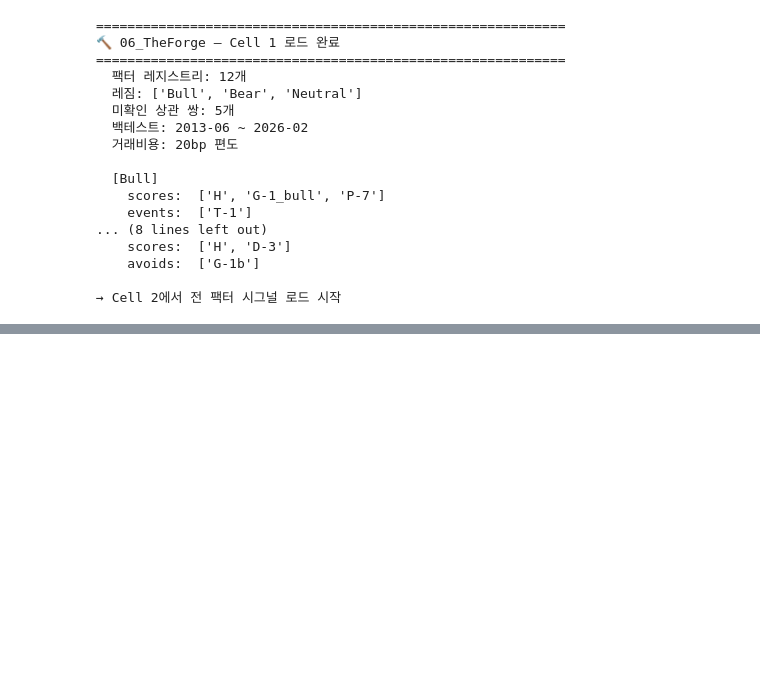
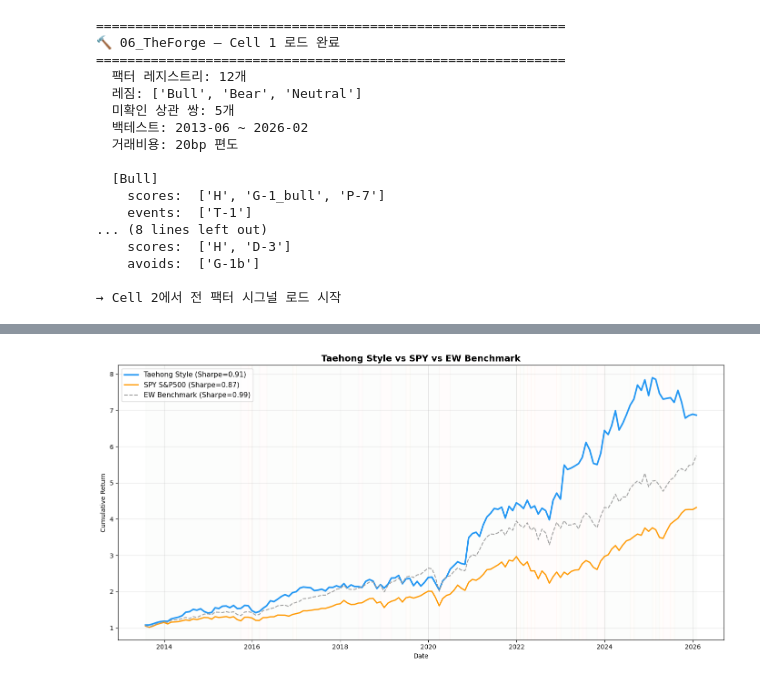
Before and after one commit to mth081844-hash/QP2, a Jupyter notebook: notebooks/06_TheForge.ipynb, the cells around one changed output, grey strips where cells are left out. Saved outputs shown, nothing was run; the diff lists cells and outputs as text; code cells hidden in the pictures; blank space fills up the shorter version.

```diff
--- a/notebooks/06_TheForge.ipynb
+++ b/notebooks/06_TheForge.ipynb
@@ -798,0 +2406,86 @@ print("=" * 60)
+# %%
+# =============================================================================
+# SPY(S&P500 지수) vs Taehong Style 비교
+# =============================================================================
+import pandas as pd
+import numpy as np
+import matplotlib.pyplot as plt
+from pathlib import Path
+
+SAVE_DIR = Path(r"C:\QP2\data\interim")
+
+# ── SPY 로드 + 월간 수익률 ──
+spy_raw = pd.read_parquet(SAVE_DIR / "gspc_daily.parquet")
+if "date" in spy_raw.columns:
+    spy_raw = spy_raw.set_index("date")
+spy_raw.index = pd.to_datetime(spy_raw.index)
+spy_m = spy_raw["spy_close"].resample("ME").last()
+spy_ret = spy_m.pct_change().dropna()
+spy_ret.name = "spy_ret"
+
+# 공통 기간
+common_idx = bt_optimal.index.intersection(spy_ret.index)
+spy_ret_c = spy_ret.loc[common_idx]
+opt_ret_c = bt_optimal.loc[common_idx, "port_ret_net"]
+ew_ret_c = bt_optimal.loc[common_idx, "bm_ret"]
+
+cum_spy = (1 + spy_ret_c).cumprod()
+cum_opt = (1 + opt_ret_c).cumprod()
+cum_ew = (1 + ew_ret_c).cumprod()
+
+# 성과 계산
+spy_perf = calc_perf(cum_spy)
+opt_perf = calc_perf(cum_opt)
+ew_perf = calc_perf(cum_ew)
+
+# vs SPY 초과수익
+excess_vs_spy = opt_ret_c - spy_ret_c
+excess_ann = excess_vs_spy.mean() * 12
+t_spy = excess_vs_spy.mean() / (excess_vs_spy.std() / np.sqrt(len(excess_vs_spy))) if excess_vs_spy.std() > 0 else 0
+
+print(f"{'='*70}")
+print(f"Taehong Style vs EW vs SPY")
+print(f"{'='*70}")
+print(f"  {'':20s} {'CAGR':>8s} {'Sharpe':>8s} {'MaxDD':>8s}")
+print(f"  {'-'*46}")
+print(f"  {'SPY (S&P500)':20s} {spy_perf['CAGR']:>7.1%} {spy_perf['Sharpe']:>8.2f} {spy_perf['MaxDD']:>7.1%}")
+print(f"  {'EW Benchmark':20s} {ew_perf['CAGR']:>7.1%} {ew_perf['Sharpe']:>8.2f} {ew_perf['MaxDD']:>7.1%}")
+print(f"  {'Taehong Style':20s} {opt_perf['CAGR']:>7.1%} {opt_perf['Sharpe']:>8.2f} {opt_perf['MaxDD']:>7.1%}")
+print(f"\n  Taehong Style vs SPY:")
+print(f"    Excess (ann.): {excess_ann:+.1%}")
+print(f"    t-stat:        {t_spy:.2f}")
+
+# ── 차트 ──
+fig, ax = plt.subplots(figsize=(14, 7))
+
+ax.plot(cum_opt.index, cum_opt, label=f"Taehong Style (Sharpe={opt_perf['Sharpe']:.2f})",
+        linewidth=2.5, color="#2196F3")
+ax.plot(cum_spy.index, cum_spy, label=f"SPY S&P500 (Sharpe={spy_perf['Sharpe']:.2f})",
+        linewidth=2, color="#FF9800")
+ax.plot(cum_ew.index, cum_ew, label=f"EW Benchmark (Sharpe={ew_perf['Sharpe']:.2f})",
+        linewidth=1.5, color="#9E9E9E", linestyle="--")
+
+regime_colors = {"Bull": "#E8F5E9", "Bear": "#FFEBEE", "Neutral": "#FFF3E0"}
+prev_regime = None
+prev_date = bt_optimal.index[0]
+for dt_idx in bt_optimal.index:
+    r = bt_optimal.loc[dt_idx, "regime"]
+    if r != prev_regime and prev_regime is not None:
+        ax.axvspan(prev_date, dt_idx, alpha=0.12, color=regime_colors.get(prev_regime, "#FAFAFA"), zorder=0)
+        prev_date = dt_idx
+    prev_regime = r
+ax.axvspan(prev_date, bt_optimal.index[-1], alpha=0.12, color=regime_colors.get(prev_regime, "#FAFAFA"), zorder=0)
+
+ax.set_title("Taehong Style vs SPY vs EW Benchmark", fontsize=14, fontweight="bold")
+ax.legend(loc="upper left", fontsize=11)
+ax.set_ylabel("Cumulative Return")
+ax.set_xlabel("Date")
+ax.grid(True, alpha=0.3)
+plt.tight_layout()
+plt.show()
+
+if opt_perf["Sharpe"] > spy_perf["Sharpe"]:
+    print(f"\n  ✅ Taehong Style이 SPY를 이겼다! Sharpe {opt_perf['Sharpe']:.2f} vs {spy_perf['Sharpe']:.2f}")
+else:
+    print(f"\n  ❌ SPY가 우위. 차이: {spy_perf['Sharpe'] - opt_perf['Sharpe']:+.2f}")
+# %% [output]
@@ -798,0 +2504 @@ print("=" * 60)
+[figure, added]
```
Also changed, not shown: parts of 8 cells of this notebook.
